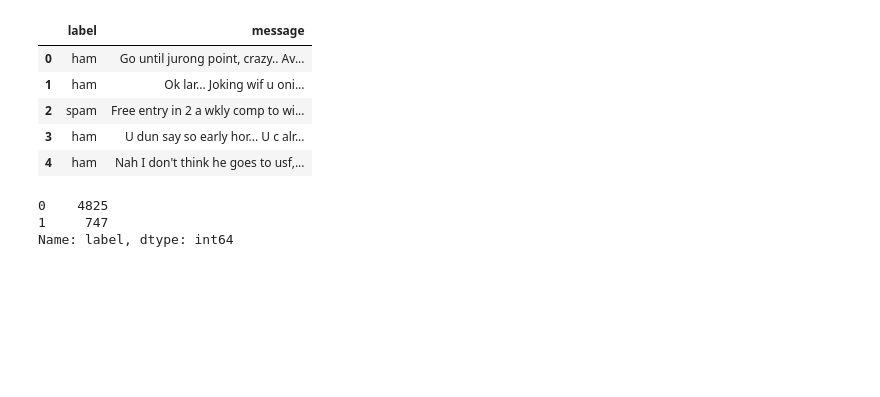
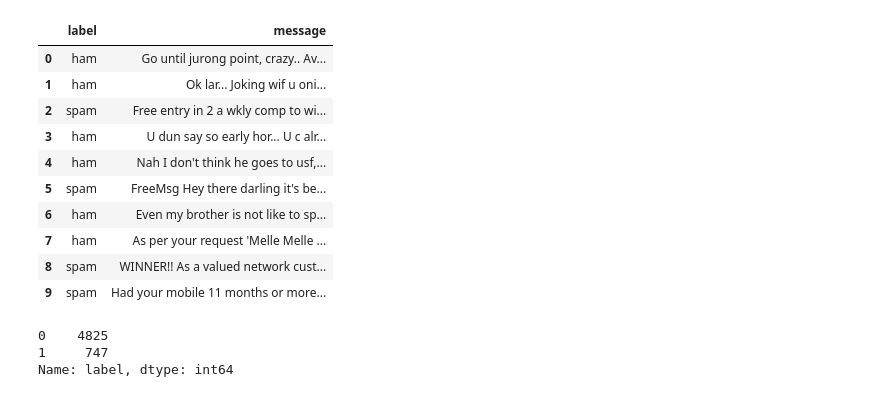
Before and after one commit to lframosferreira/cibersecurity-ufmg, a Jupyter notebook: projeto1/classificacao-spam.ipynb, the cells around one changed output. Saved outputs shown, nothing was run; the diff lists cells and outputs as text; code cells hidden in the pictures; blank space fills up the shorter version.

```diff
--- a/projeto1/classificacao-spam.ipynb
+++ b/projeto1/classificacao-spam.ipynb
@@ -19,16 +9,21 @@ for dirname, _, filenames in os.walk('/kaggle/input'):
 # %%
 # Importando a base de dados para o pandas
 
-sms = pd.read_csv("../data/spam.csv", encoding = "ISO-8859-1", usecols=[0,1], skiprows=1,
+sms = pd.read_csv("data/spam.csv", encoding = "ISO-8859-1", usecols=[0,1], skiprows=1,
                   names=["label", "message"])
-sms.head()
+sms.head(10)
 # %% [output]
 |  | label | message |
 | 0 | ham | Go until jurong point, crazy.. Av... |
 | 1 | ham | Ok lar... Joking wif u oni... |
 | 2 | spam | Free entry in 2 a wkly comp to wi... |
 | 3 | ham | U dun say so early hor... U c alr... |
 | 4 | ham | Nah I don't think he goes to usf,... |
+| 5 | spam | FreeMsg Hey there darling it's be... |
+| 6 | ham | Even my brother is not like to sp... |
+| 7 | ham | As per your request 'Melle Melle ... |
+| 8 | spam | WINNER!! As a valued network cust... |
+| 9 | spam | Had your mobile 11 months or more... |
 # %%
 sms.label = sms.label.map({"ham":0, "spam":1})
 # %%
```
Also changed, not shown: parts of 9 cells of this notebook, 2 other files.
